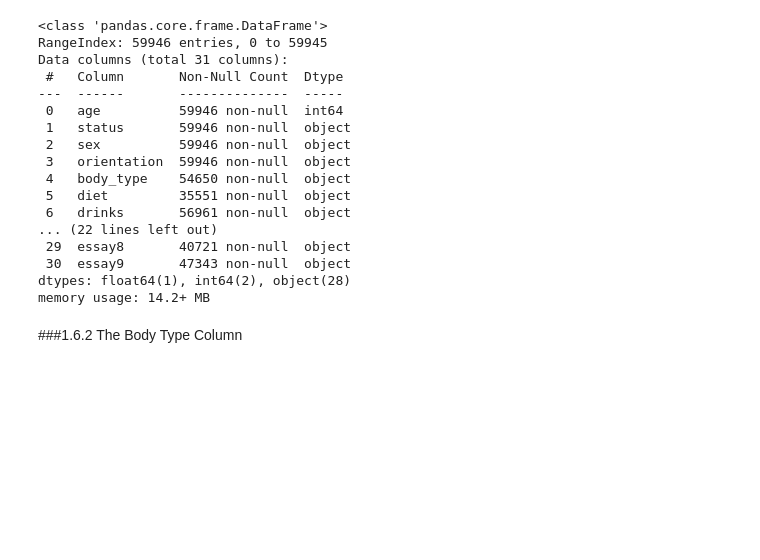
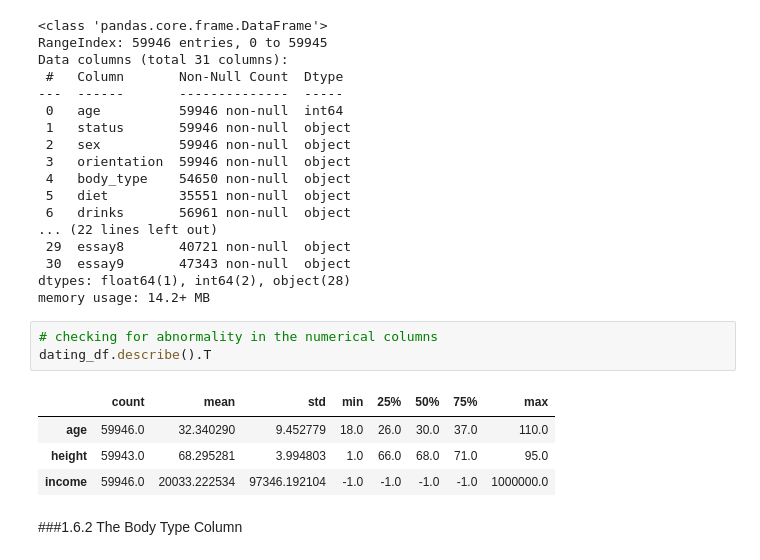
Before and after one commit to BensonMuriu/Dating-App-Recommender, a Jupyter notebook: P5_Notebook.ipynb, the cells around one changed output. Saved outputs shown, nothing was run; the diff lists cells and outputs as text; blank space fills up the shorter version.

```diff
--- a/P5_Notebook.ipynb
+++ b/P5_Notebook.ipynb
@@ -177,6 +177,14 @@ Data columns (total 31 columns):
  30  essay9       47343 non-null  object
 dtypes: float64(1), int64(2), object(28)
 memory usage: 14.2+ MB
+# %%
+# checking for abnormality in the numerical columns
+dating_df.describe().T
+# %% [output]
+|  | count | mean | std | min | 25% | 50% | 75% | max |
+| age | 59946.0 | 32.340290 | 9.452779 | 18.0 | 26.0 | 30.0 | 37.0 | 110.0 |
+| height | 59943.0 | 68.295281 | 3.994803 | 1.0 | 66.0 | 68.0 | 71.0 | 95.0 |
+| income | 59946.0 | 20033.222534 | 97346.192104 | -1.0 | -1.0 | -1.0 | -1.0 | 1000000.0 |
 # %% [markdown]
 ###1.6.2 The Body Type Column
 # %%
```
Also changed, not shown: parts of 11 cells of this notebook.
